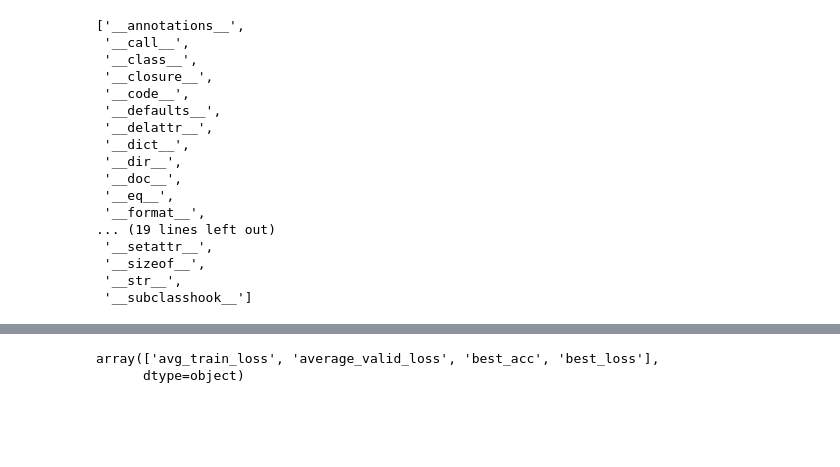
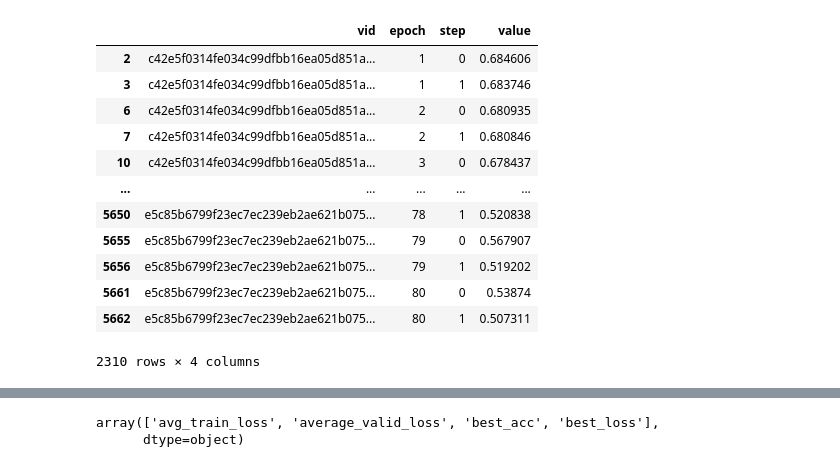
Before and after one commit to ucbrise/kaggle-nlp-disasters, a Jupyter notebook: demo.ipynb, the cells around one changed output, grey strips where cells are left out. Cells and saved outputs as stored; diff of their text form; code cells hidden in the pictures; blank space fills up the shorter version.

```diff
--- a/demo.ipynb
+++ b/demo.ipynb
@@ -40,21 +38,18 @@ import plotly.express as px
-# %%
-dir(px.line)
-# %% [output]
-['__annotations__',
- '__call__',
- '__class__',
- '__closure__',
- '__code__',
- '__defaults__',
- '__delattr__',
- '__dict__',
- '__dir__',
- '__doc__',
- '__eq__',
- '__format__',
-... (19 lines left out)
- '__setattr__',
- '__sizeof__',
- '__str__',
- '__subclasshook__']
+# %%
+avg_val_loss = df[df['name'] == 'average_valid_loss'][['vid', 'epoch', 'step', 'value']]
+avg_val_loss
+# %% [output]
+|  | vid | epoch | step | value |
+| 2 | c42e5f0314fe034c99dfbb16ea05d851a... | 1 | 0 | 0.684606 |
+| 3 | c42e5f0314fe034c99dfbb16ea05d851a... | 1 | 1 | 0.683746 |
+| 6 | c42e5f0314fe034c99dfbb16ea05d851a... | 2 | 0 | 0.680935 |
+| 7 | c42e5f0314fe034c99dfbb16ea05d851a... | 2 | 1 | 0.680846 |
+| 10 | c42e5f0314fe034c99dfbb16ea05d851a... | 3 | 0 | 0.678437 |
+| ... | ... | ... | ... | ... |
+| 5650 | e5c85b6799f23ec7ec239eb2ae621b075... | 78 | 1 | 0.520838 |
+| 5655 | e5c85b6799f23ec7ec239eb2ae621b075... | 79 | 0 | 0.567907 |
+| 5656 | e5c85b6799f23ec7ec239eb2ae621b075... | 79 | 1 | 0.519202 |
+| 5661 | e5c85b6799f23ec7ec239eb2ae621b075... | 80 | 0 | 0.53874 |
+| 5662 | e5c85b6799f23ec7ec239eb2ae621b075... | 80 | 1 | 0.507311 |
+2310 rows × 4 columns
 # %%
```
Also changed, not shown: parts of 7 cells of this notebook, 4 other files.
